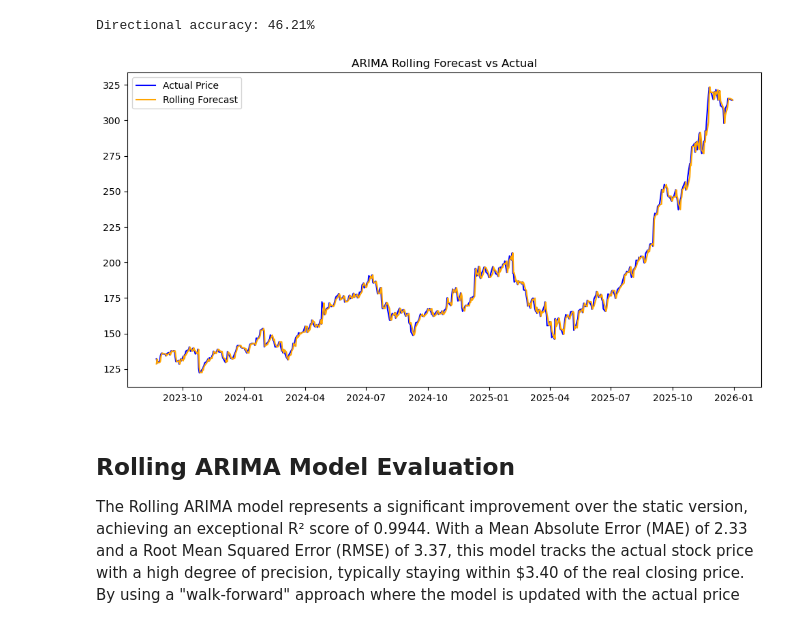
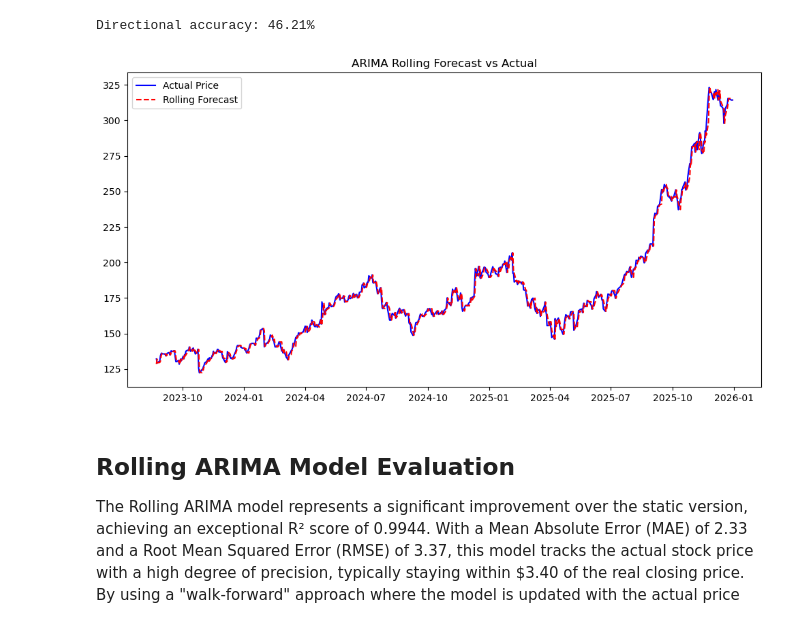
Before and after one commit to Denim951/stock-price-forecasting, a Jupyter notebook: stock_model_development.ipynb, the cells around one changed output. Saved outputs shown, nothing was run; the diff lists cells and outputs as text; code cells hidden in the pictures.

```diff
--- a/stock_model_development.ipynb
+++ b/stock_model_development.ipynb
@@ -598,12 +603,12 @@ Directional accuracy: 46.21%
 # %%
 plt.figure(figsize=(12,6))
 plt.plot(test_ts.index, test_ts, label='Actual Price', color='blue')
-plt.plot(test_ts.index, rolling_predictions, label='Rolling Forecast', color="orange")
+plt.plot(test_ts.index, rolling_predictions, label='Rolling Forecast', color="red", linestyle="--")
 plt.title('ARIMA Rolling Forecast vs Actual')
 plt.legend()
 plt.show()
 # %% [output]
-[figure, old version]
+[figure, new version]
 # %% [markdown]
 ## Rolling ARIMA Model Evaluation
 The Rolling ARIMA model represents a significant improvement over the static version, achieving an exceptional R² score of 0.9944. With a Mean Absolute Error (MAE) of 2.33 and a Root Mean Squared Error (RMSE) of 3.37, this model tracks the actual stock price with a high degree of precision, typically staying within $3.40 of the real closing price. By using a "walk-forward" approach where the model is updated with the actual price after every prediction it successfully eliminated the "model drift" that caused the static ARIMA to fail.
```
Also changed, not shown: parts of 23 cells of this notebook.
